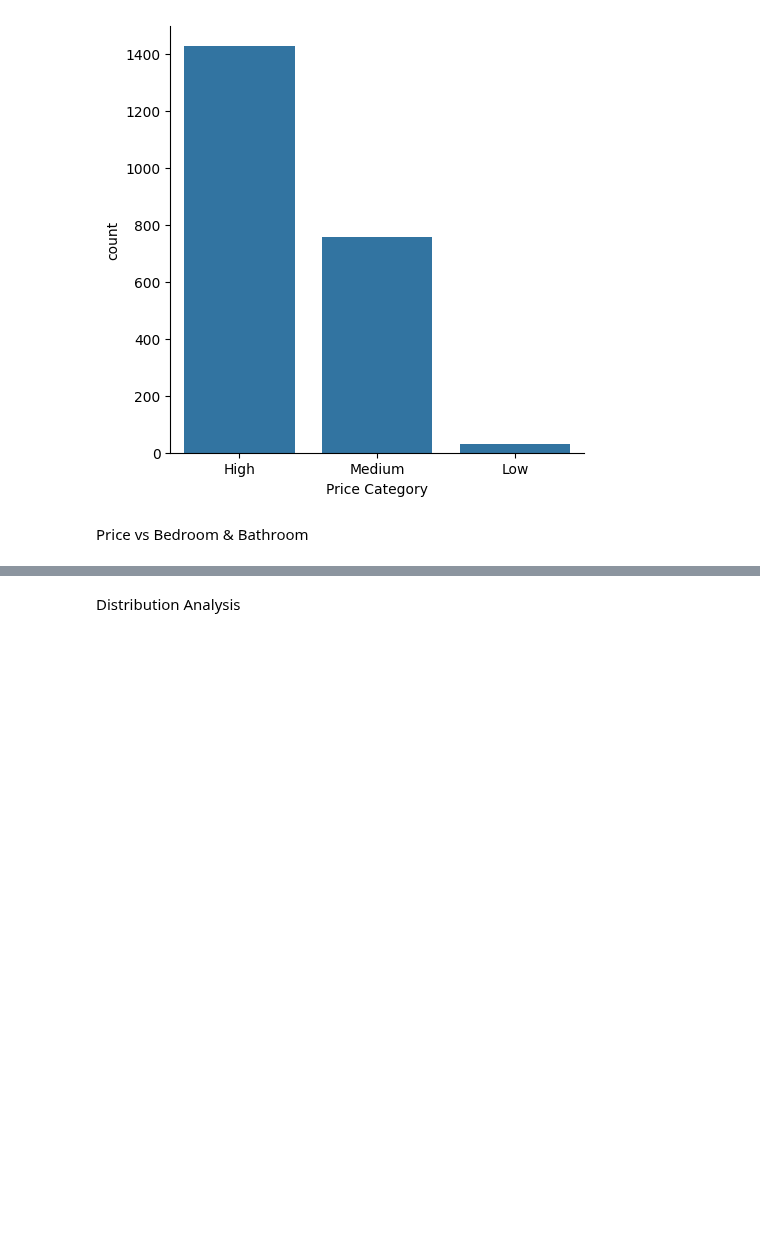
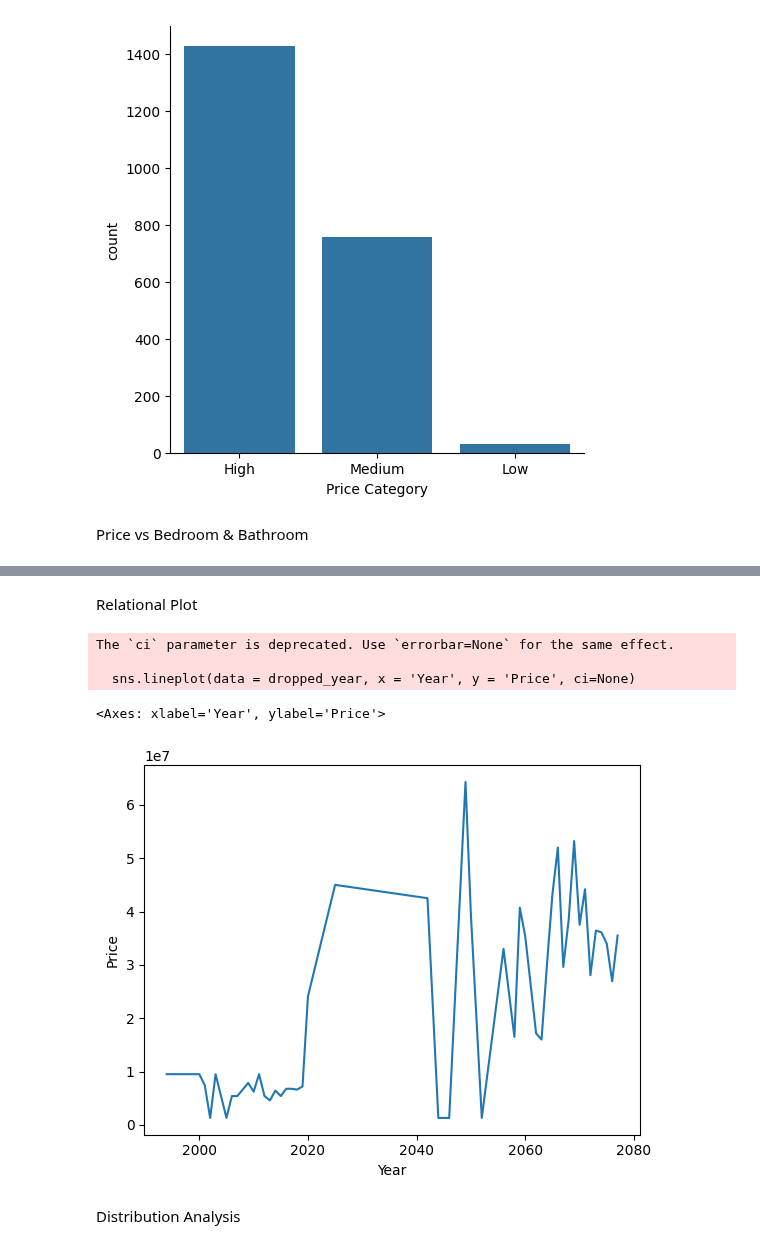
Before and after one commit to Swoyesh/House_Price_Predictor, a Jupyter notebook: housing.ipynb, the cells around one changed output, grey strips where cells are left out. Cells and saved outputs as stored; diff of their text form; code cells hidden in the pictures; blank space fills up the shorter version.

Commit message:
Real Visualization started

```diff
--- a/housing.ipynb
+++ b/housing.ipynb
@@ -785,0 +780,14 @@ price_median = cleanData['Price'].median()
+# %%
+bath_median = cleanData['Bathroom'].median()
+bed_median = cleanData['Bedroom'].median()
+park_median = cleanData['Parking'].median()
+price_mean = cleanData['Price'].mean()
+price_median = cleanData['Price'].median()
+bath_q1 = np.quantile(cleanData['Bathroom'], 0.25)
+bed_q1 = np.quantile(cleanData['Bedroom'], 0.25)
+park_q1 = np.quantile(cleanData['Parking'], 0.25)
+price_q1 = np.quantile(cleanData['Price'], 0.25)
+bath_q3 = np.quantile(cleanData['Bathroom'], 0.75)
+bed_q3 = np.quantile(cleanData['Bedroom'], 0.75)
+park_q3 = np.quantile(cleanData['Parking'], 0.75)
+price_q3 = np.quantile(cleanData['Price'], 0.75)
@@ -987,8 +1002,8 @@ plt.show()
 # %% [output]
 [figure]
 # %%
-cleanData.loc[(cleanData['Year'] < year_q1_available) & (cleanData['Bathroom'] >= bath_median) & (cleanData['Bedroom'] >= bath_median), 'Price'] = cleanData['Price'].mean()
-cleanData.loc[(cleanData['Year'] < year_q1_available) & ((cleanData['Bathroom'] >= bath_median) | (cleanData['Bedroom'] >= bath_median)), 'Price'] = np.quantile(cleanData['Price'], 0.25)
+cleanData.loc[(cleanData['Year'] < year_q1_available) & (cleanData['Bathroom'] >= bath_median) & (cleanData['Bedroom'] >= bath_median), 'Price'] = int(cleanData['Price'].mean())
+cleanData.loc[(cleanData['Year'] < year_q1_available) & ((cleanData['Bathroom'] >= bath_median) | (cleanData['Bedroom'] >= bath_median)), 'Price'] = int(np.quantile(cleanData['Price'], 0.25))
 cleanData.loc[(cleanData['Year'] < year_q1_available) & (cleanData['Bathroom'] < bath_median) & (cleanData['Bedroom'] < bath_median), 'Price'] = price_q1
 # %% [markdown]
 Bhaktapur
@@ -1002,3 +1037,5 @@ cleanData.loc[(cleanData['City'] == "Bhaktapur") & (cleanData['Year'] <= year_md
+# %%
+dropped_year = cleanData.dropna(subset='Year')
 # %% [markdown]
 ## Visualization
 # %% [markdown]
@@ -1029,3 +1066,13 @@ plt.show()
+# %% [markdown]
+Relational Plot
+# %%
+sns.lineplot(data = dropped_year, x = 'Year', y = 'Price', ci=None)
+# %% [output]
+The `ci` parameter is deprecated. Use `errorbar=None` for the same effect.
+
+  sns.lineplot(data = dropped_year, x = 'Year', y = 'Price', ci=None)
+<Axes: xlabel='Year', ylabel='Price'>
+[figure, added]
 # %% [markdown]
 Distribution Analysis
 # %%
```
Also changed, not shown: parts of 7 cells of this notebook.
